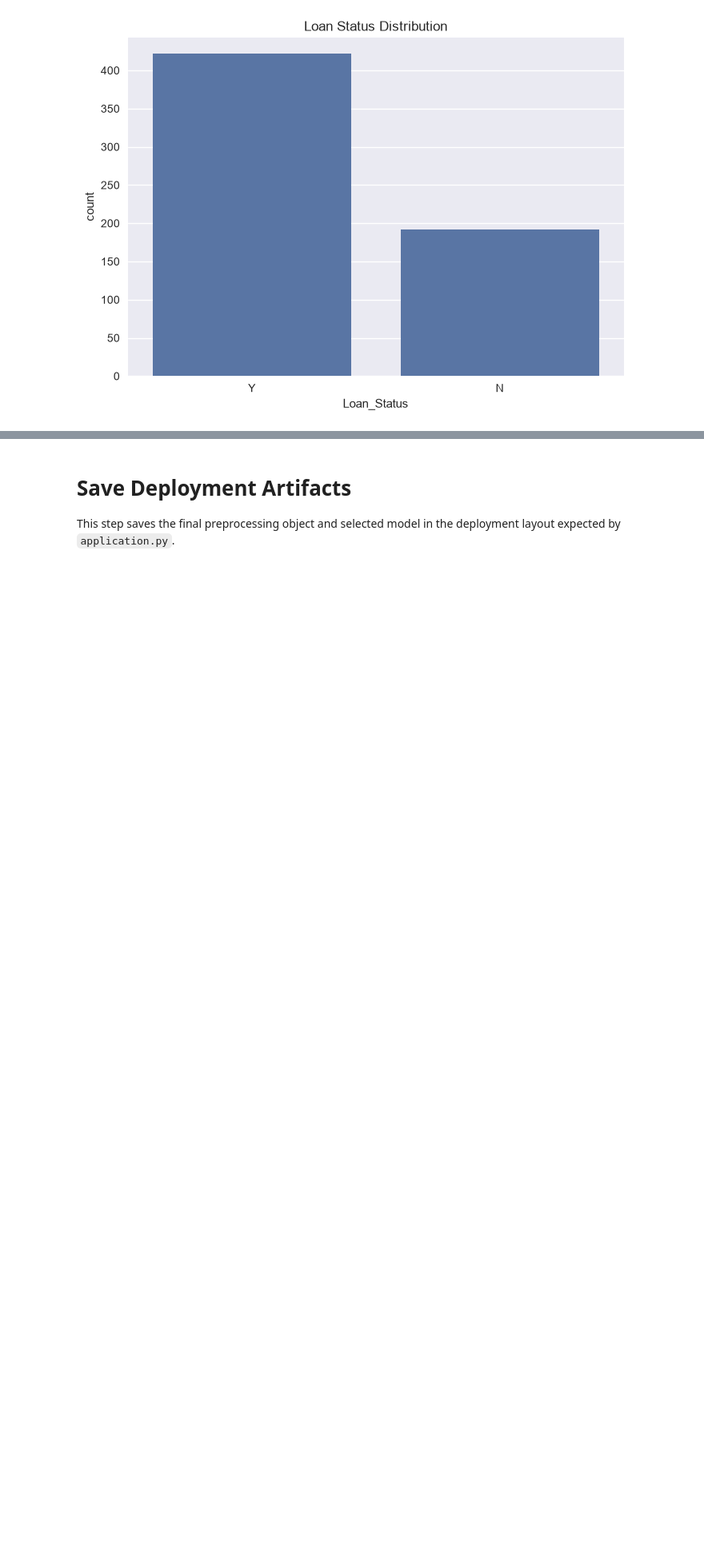
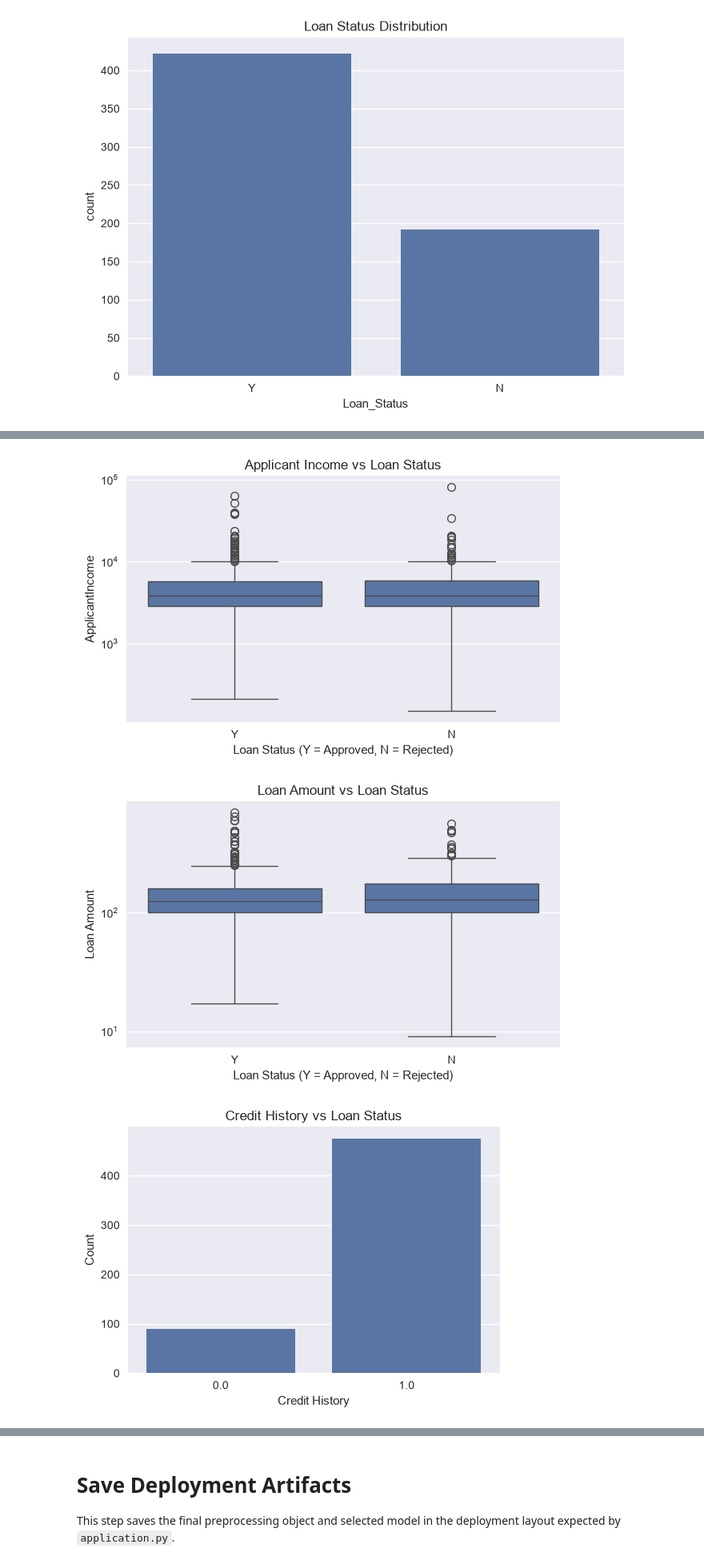
Before and after one commit to varundev10/loan-approval-predictor, a Jupyter notebook: Notebook/loan_approval_kaggle_analysis.ipynb, the cells around one changed output, grey strips where cells are left out. Shown at 80% size. Cells and saved outputs as stored; diff of their text form; code cells hidden in the pictures; blank space fills up the shorter version.

```diff
--- a/Notebook/loan_approval_kaggle_analysis.ipynb
+++ b/Notebook/loan_approval_kaggle_analysis.ipynb
@@ -99,18 +100,29 @@ plt.show()
 # %%
 plot_df = df.copy()
-plot_df["Loan_Status_Label"] = plot_df["Loan_Status"].map({"Y": "Approved", "N": "Rejected"})
 
-plt.figure(figsize=(7, 4))
-sns.boxplot(x="Loan_Status_Label", y="ApplicantIncome", data=plot_df)
+
+plt.figure(figsize=(7,4))
+sns.boxplot(x="Loan_Status", y="ApplicantIncome", data=plot_df)
+plt.yscale("log")
 plt.title("Applicant Income vs Loan Status")
+plt.xlabel("Loan Status (Y = Approved, N = Rejected)")
 plt.show()
 
-plt.figure(figsize=(7, 4))
-sns.boxplot(x="Loan_Status_Label", y="LoanAmount", data=plot_df)
+plt.figure(figsize=(7,4))
+sns.boxplot(x="Loan_Status", y="LoanAmount", data=plot_df)
+plt.yscale("log")
 plt.title("Loan Amount vs Loan Status")
+plt.xlabel("Loan Status (Y = Approved, N = Rejected)")
+plt.ylabel("Loan Amount")
 plt.show()
 
-plt.figure(figsize=(7, 4))
-sns.boxplot(x="Loan_Status_Label", y="Credit_History", data=plot_df)
+plt.figure(figsize=(6,4))
+sns.countplot(x="Credit_History",  data=plot_df)
 plt.title("Credit History vs Loan Status")
+plt.xlabel("Credit History")
+plt.ylabel("Count")
 plt.show()
+# %% [output]
+[figure, added]
+[figure, added]
+[figure, added]
```
Also changed, not shown: parts of 15 cells of this notebook, 2 other files.
